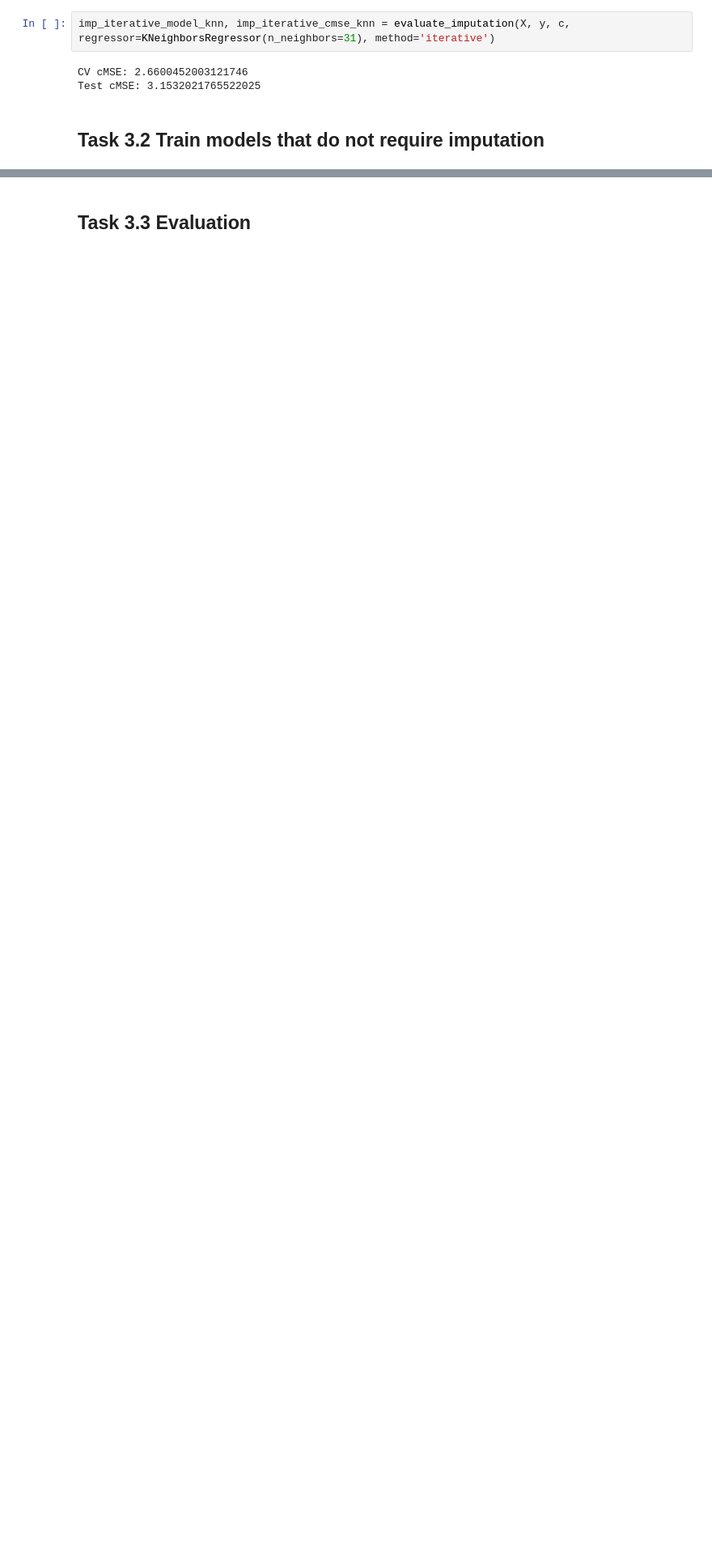
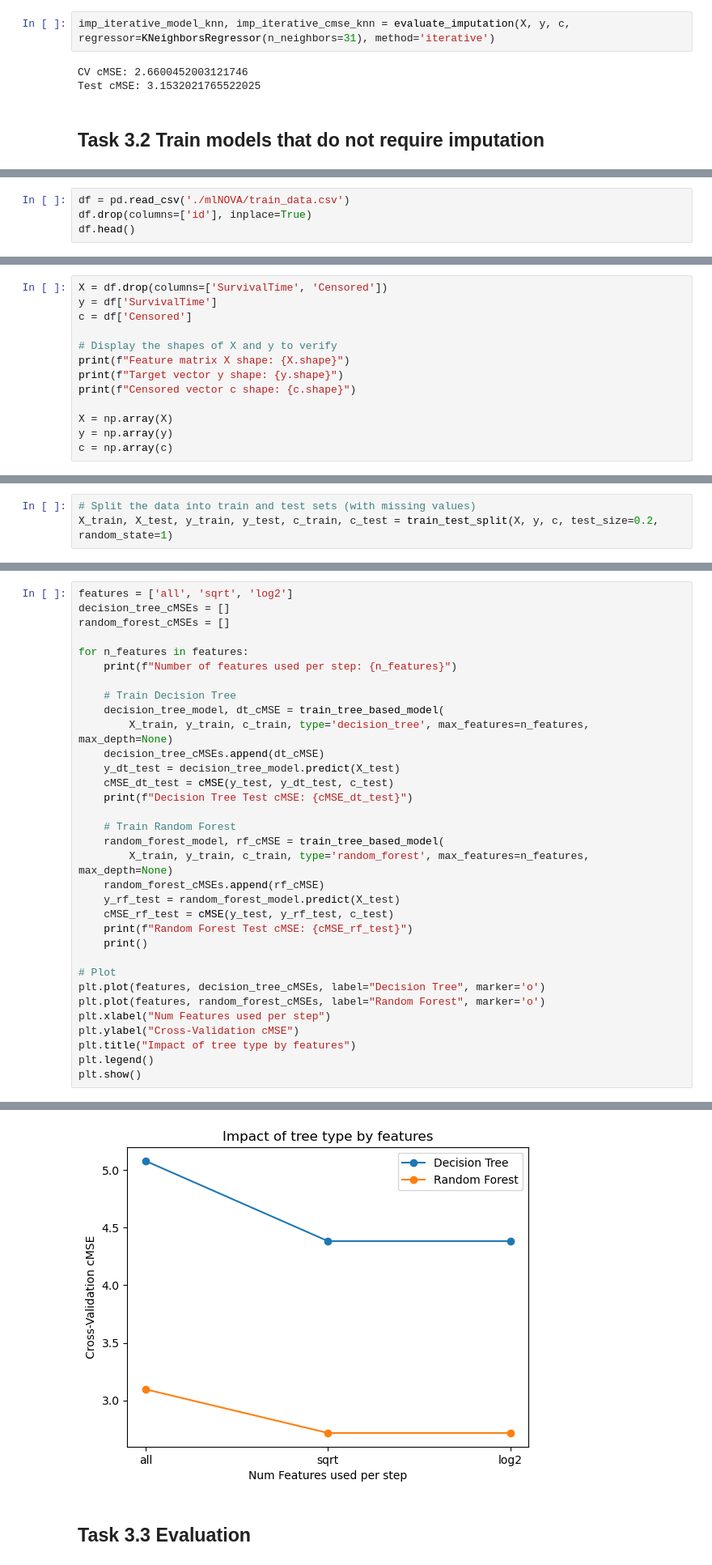
Before and after one commit to RenatoViola/AA_Assignment_2, a Jupyter notebook: Code/task_3.ipynb, the cells around one changed output, grey strips where cells are left out. Shown at 81% size. Cells and saved outputs as stored; diff of their text form; blank space fills up the shorter version.

```diff
--- a/Code/task_3.ipynb
+++ b/Code/task_3.ipynb
@@ -325,0 +335,4 @@ Test cMSE: 3.1532021765522025
+# %%
+df = pd.read_csv('./mlNOVA/train_data.csv')
+df.drop(columns=['id'], inplace=True)
+df.head()
@@ -325,0 +361,13 @@ Test cMSE: 3.1532021765522025
+# %%
+X = df.drop(columns=['SurvivalTime', 'Censored'])
+y = df['SurvivalTime']
+c = df['Censored']
+
+# Display the shapes of X and y to verify
+print(f"Feature matrix X shape: {X.shape}")
+print(f"Target vector y shape: {y.shape}")
+print(f"Censored vector c shape: {c.shape}")
+
+X = np.array(X)
+y = np.array(y)
+c = np.array(c)
@@ -325,0 +378,3 @@ Test cMSE: 3.1532021765522025
+# %%
+# Split the data into train and test sets (with missing values)
+X_train, X_test, y_train, y_test, c_train, c_test = train_test_split(X, y, c, test_size=0.2, random_state=1)
@@ -325,0 +418,34 @@ Test cMSE: 3.1532021765522025
+# %%
+features = ['all', 'sqrt', 'log2']
+decision_tree_cMSEs = []
+random_forest_cMSEs = []
+
+for n_features in features:
+    print(f"Number of features used per step: {n_features}")
+
+    # Train Decision Tree
+    decision_tree_model, dt_cMSE = train_tree_based_model(
+        X_train, y_train, c_train, type='decision_tree', max_features=n_features, max_depth=None)
+    decision_tree_cMSEs.append(dt_cMSE)
+    y_dt_test = decision_tree_model.predict(X_test)
+    cMSE_dt_test = cMSE(y_test, y_dt_test, c_test)
+    print(f"Decision Tree Test cMSE: {cMSE_dt_test}")
+
+    # Train Random Forest
+    random_forest_model, rf_cMSE = train_tree_based_model(
+        X_train, y_train, c_train, type='random_forest', max_features=n_features, max_depth=None)
+    random_forest_cMSEs.append(rf_cMSE)
+    y_rf_test = random_forest_model.predict(X_test)
+    cMSE_rf_test = cMSE(y_test, y_rf_test, c_test)
+    print(f"Random Forest Test cMSE: {cMSE_rf_test}")
+    print()
+
+# Plot
+plt.plot(features, decision_tree_cMSEs, label="Decision Tree", marker='o')
+plt.plot(features, random_forest_cMSEs, label="Random Forest", marker='o')
+plt.xlabel("Num Features used per step")
+plt.ylabel("Cross-Validation cMSE")
+plt.title("Impact of tree type by features")
+plt.legend()
+plt.show()
+# %% [output]
@@ -326,2 +469,3 @@ Test cMSE: 3.1532021765522025
+[figure, added]
 # %% [markdown]
 ## Task 3.3 Evaluation
```
Also changed, not shown: parts of 10 cells of this notebook, 1 other file.
